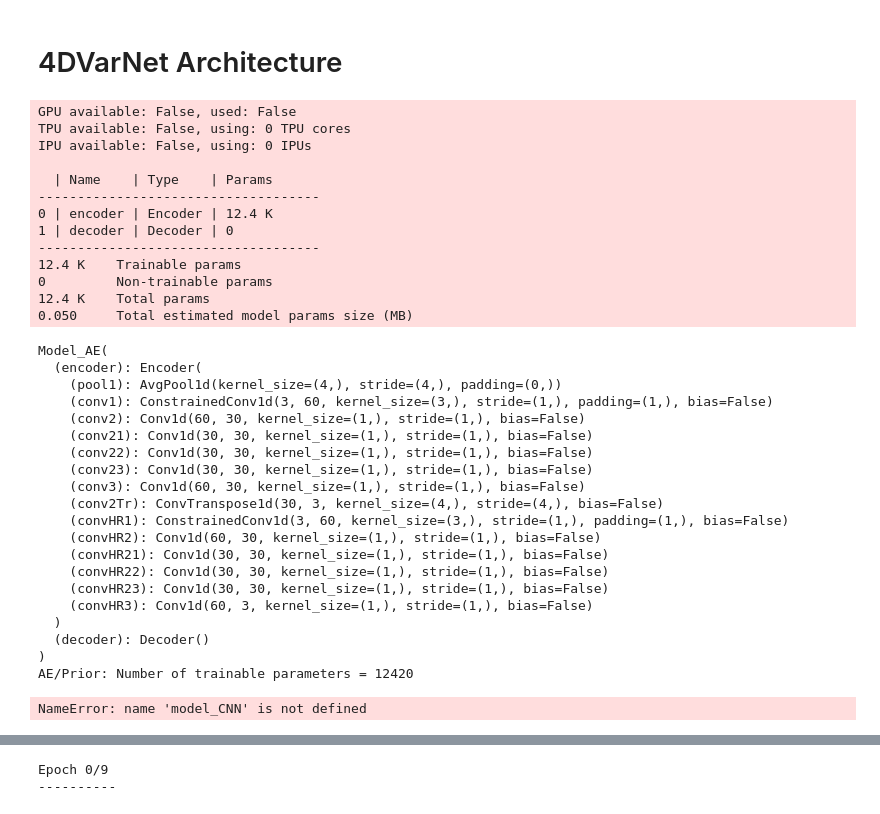
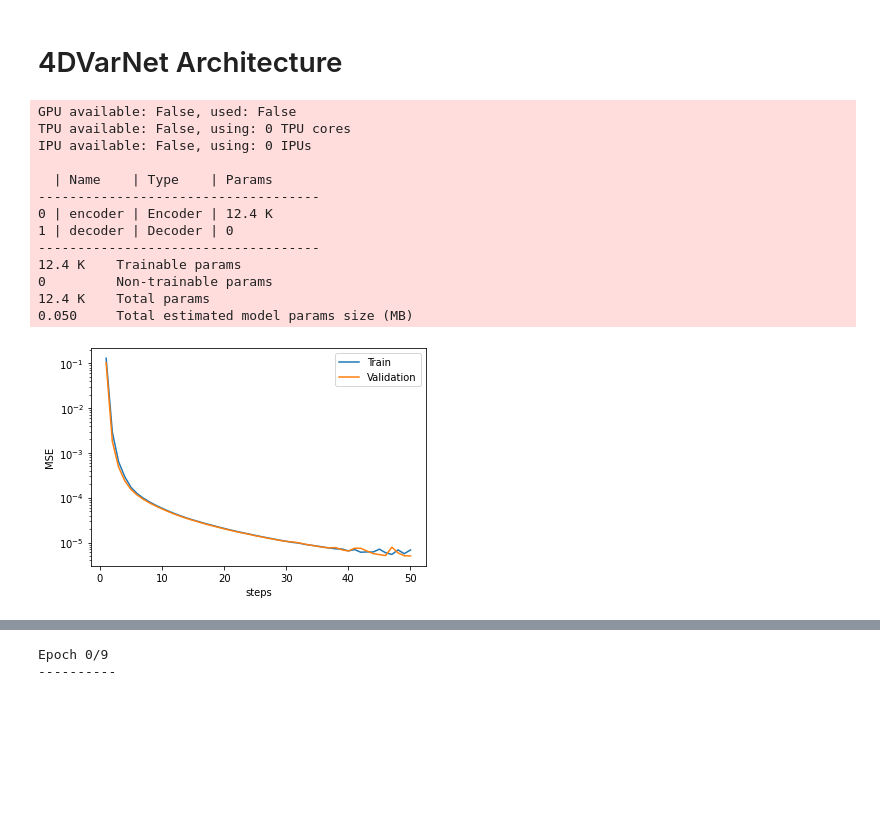
Before and after one commit to cdurand95/DataAssimilationProject, a Jupyter notebook: DAProject_L63_4DVarNet.ipynb, the cells around one changed output, grey strips where cells are left out. Drawn from its saved outputs; the diff is of its cells as text; code cells hidden in the pictures; blank space fills up the shorter version.

```diff
--- a/DAProject_L63_4DVarNet.ipynb
+++ b/DAProject_L63_4DVarNet.ipynb
@@ -260,7 +282,7 @@ model_AE           = Model_AE()
 
 tb_logger = pl_loggers.TensorBoardLogger("logs/")
 #Train the model
-trainer = pl.Trainer(logger=tb_logger,max_epochs=20,enable_progress_bar=False)
+trainer = pl.Trainer(logger=tb_logger,max_epochs=50,enable_progress_bar=False)
 trainer.fit(model_AE)
 # %% [output]
 GPU available: False, used: False
@@ -276,29 +298,9 @@ IPU available: False, using: 0 IPUs
 0         Non-trainable params
 12.4 K    Total params
 0.050     Total estimated model params size (MB)
-Model_AE(
-  (encoder): Encoder(
-    (pool1): AvgPool1d(kernel_size=(4,), stride=(4,), padding=(0,))
-    (conv1): ConstrainedConv1d(3, 60, kernel_size=(3,), stride=(1,), padding=(1,), bias=False)
-    (conv2): Conv1d(60, 30, kernel_size=(1,), stride=(1,), bias=False)
-    (conv21): Conv1d(30, 30, kernel_size=(1,), stride=(1,), bias=False)
-    (conv22): Conv1d(30, 30, kernel_size=(1,), stride=(1,), bias=False)
-    (conv23): Conv1d(30, 30, kernel_size=(1,), stride=(1,), bias=False)
-    (conv3): Conv1d(60, 30, kernel_size=(1,), stride=(1,), bias=False)
-    (conv2Tr): ConvTranspose1d(30, 3, kernel_size=(4,), stride=(4,), bias=False)
-    (convHR1): ConstrainedConv1d(3, 60, kernel_size=(3,), stride=(1,), padding=(1,), bias=False)
-    (convHR2): Conv1d(60, 30, kernel_size=(1,), stride=(1,), bias=False)
-    (convHR21): Conv1d(30, 30, kernel_size=(1,), stride=(1,), bias=False)
-    (convHR22): Conv1d(30, 30, kernel_size=(1,), stride=(1,), bias=False)
-    (convHR23): Conv1d(30, 30, kernel_size=(1,), stride=(1,), bias=False)
-    (convHR3): Conv1d(60, 3, kernel_size=(1,), stride=(1,), bias=False)
-  )
-  (decoder): Decoder()
-)
-AE/Prior: Number of trainable parameters = 12420
 # %%
-plot_loss(model_AE,max_epoch=20)
+plot_loss(model_AE,max_epoch=50)
 # %% [output]
-NameError: name 'model_CNN' is not defined
+[figure, added]
 # %%
 # vs. noisy case InterpFlag = False (default parameter)
```
Also changed, not shown: parts of 8 cells of this notebook, 3 other files.
